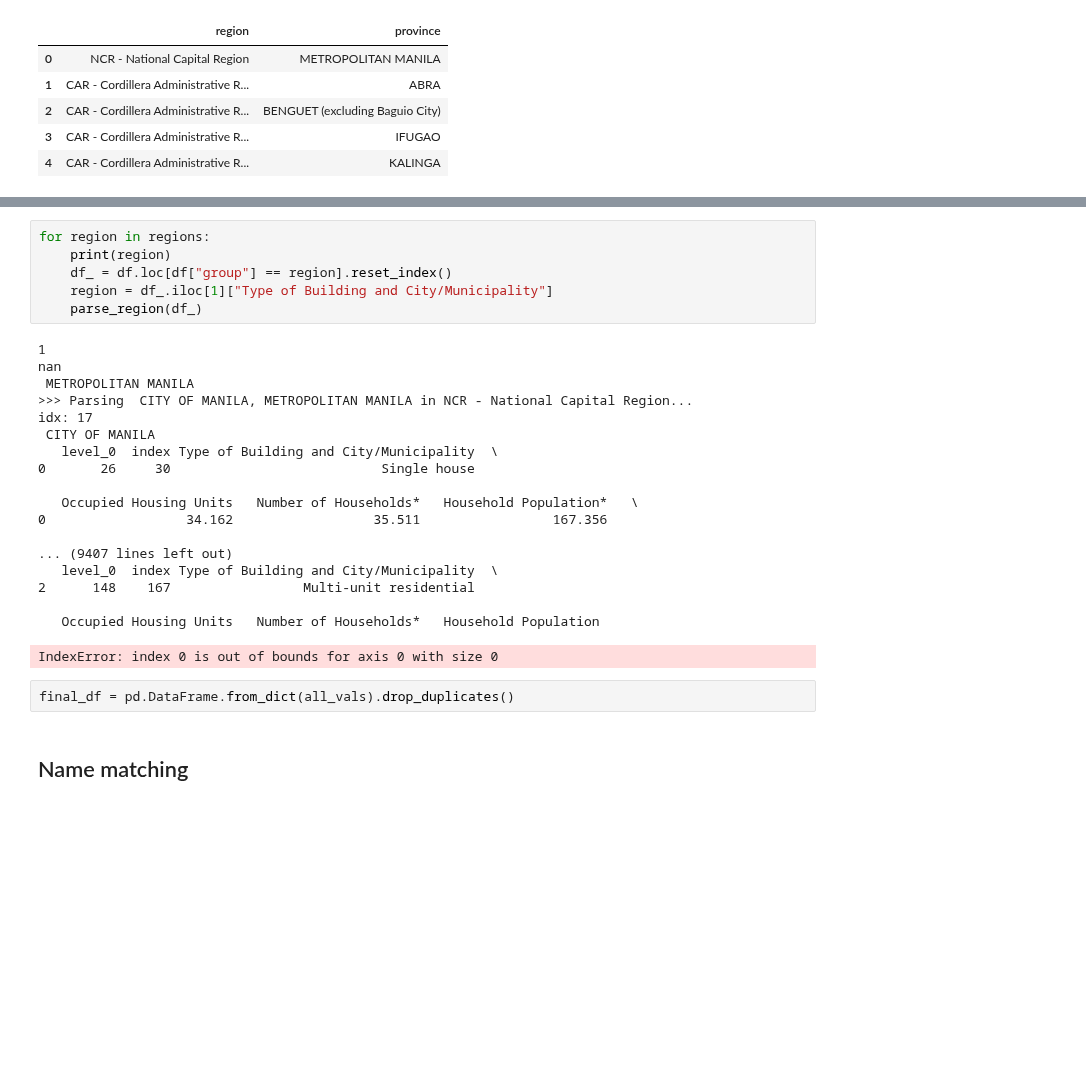
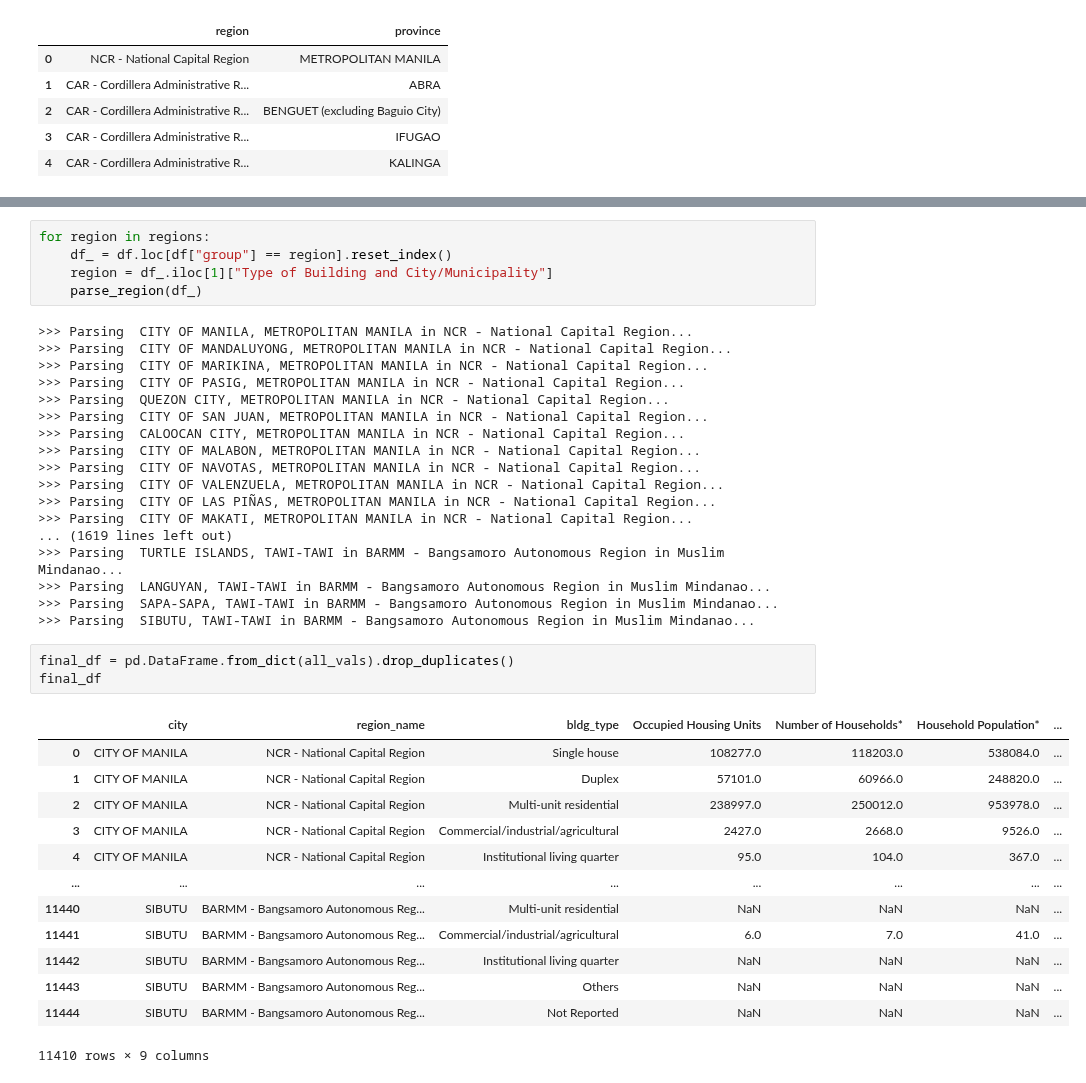
Before and after one commit to OmdenaAI/philippines-chapter-urban-vunerability, a Jupyter notebook: src/tasks/task-1-data-collection/7-housing-census-housetype-cleaning.ipynb, the cells around one changed output, grey strips where cells are left out. Cells and saved outputs as stored; diff of their text form; blank space fills up the shorter version.

```diff
--- a/src/tasks/task-1-data-collection/7-housing-census-housetype-cleaning.ipynb
+++ b/src/tasks/task-1-data-collection/7-housing-census-housetype-cleaning.ipynb
@@ -217,30 +217,41 @@ def parse_city(city, region_name, df, idx):
     return city_vals_list
 # %%
 for region in regions:
-    print(region)
     df_ = df.loc[df["group"] == region].reset_index()
     region = df_.iloc[1]["Type of Building and City/Municipality"]
     parse_region(df_)
 # %% [output]
-1
-nan
- METROPOLITAN MANILA
 >>> Parsing  CITY OF MANILA, METROPOLITAN MANILA in NCR - National Capital Region...
-idx: 17
- CITY OF MANILA
-   level_0  index Type of Building and City/Municipality  \
-0       26     30                           Single house
-
-   Occupied Housing Units   Number of Households*   Household Population*   \
-0                  34.162                  35.511                 167.356
-
-... (9407 lines left out)
-   level_0  index Type of Building and City/Municipality  \
-2      148    167                 Multi-unit residential
-
-   Occupied Housing Units   Number of Households*   Household Population
+>>> Parsing  CITY OF MANDALUYONG, METROPOLITAN MANILA in NCR - National Capital Region...
+>>> Parsing  CITY OF MARIKINA, METROPOLITAN MANILA in NCR - National Capital Region...
+>>> Parsing  CITY OF PASIG, METROPOLITAN MANILA in NCR - National Capital Region...
+>>> Parsing  QUEZON CITY, METROPOLITAN MANILA in NCR - National Capital Region...
+>>> Parsing  CITY OF SAN JUAN, METROPOLITAN MANILA in NCR - National Capital Region...
+>>> Parsing  CALOOCAN CITY, METROPOLITAN MANILA in NCR - National Capital Region...
+>>> Parsing  CITY OF MALABON, METROPOLITAN MANILA in NCR - National Capital Region...
+>>> Parsing  CITY OF NAVOTAS, METROPOLITAN MANILA in NCR - National Capital Region...
+>>> Parsing  CITY OF VALENZUELA, METROPOLITAN MANILA in NCR - National Capital Region...
+>>> Parsing  CITY OF LAS PIÑAS, METROPOLITAN MANILA in NCR - National Capital Region...
+>>> Parsing  CITY OF MAKATI, METROPOLITAN MANILA in NCR - National Capital Region...
+... (1619 lines left out)
+>>> Parsing  TURTLE ISLANDS, TAWI-TAWI in BARMM - Bangsamoro Autonomous Region in Muslim Mindanao...
+>>> Parsing  LANGUYAN, TAWI-TAWI in BARMM - Bangsamoro Autonomous Region in Muslim Mindanao...
+>>> Parsing  SAPA-SAPA, TAWI-TAWI in BARMM - Bangsamoro Autonomous Region in Muslim Mindanao...
+>>> Parsing  SIBUTU, TAWI-TAWI in BARMM - Bangsamoro Autonomous Region in Muslim Mindanao...
-IndexError: index 0 is out of bounds for axis 0 with size 0
 # %%
 final_df = pd.DataFrame.from_dict(all_vals).drop_duplicates()
+final_df
+# %% [output]
+|  | city | region_name | bldg_type | Occupied Housing Units | Number of Households* | Household Population* | ... |
+| 0 | CITY OF MANILA | NCR - National Capital Region | Single house | 108277.0 | 118203.0 | 538084.0 | ... |
+| 1 | CITY OF MANILA | NCR - National Capital Region | Duplex | 57101.0 | 60966.0 | 248820.0 | ... |
+| 2 | CITY OF MANILA | NCR - National Capital Region | Multi-unit residential | 238997.0 | 250012.0 | 953978.0 | ... |
+| 3 | CITY OF MANILA | NCR - National Capital Region | Commercial/industrial/agricultural | 2427.0 | 2668.0 | 9526.0 | ... |
+| 4 | CITY OF MANILA | NCR - National Capital Region | Institutional living quarter | 95.0 | 104.0 | 367.0 | ... |
+| ... | ... | ... | ... | ... | ... | ... | ... |
+| 11440 | SIBUTU | BARMM - Bangsamoro Autonomous Reg... | Multi-unit residential | NaN | NaN | NaN | ... |
+| 11441 | SIBUTU | BARMM - Bangsamoro Autonomous Reg... | Commercial/industrial/agricultural | 6.0 | 7.0 | 41.0 | ... |
+| 11442 | SIBUTU | BARMM - Bangsamoro Autonomous Reg... | Institutional living quarter | NaN | NaN | NaN | ... |
+| 11443 | SIBUTU | BARMM - Bangsamoro Autonomous Reg... | Others | NaN | NaN | NaN | ... |
+| 11444 | SIBUTU | BARMM - Bangsamoro Autonomous Reg... | Not Reported | NaN | NaN | NaN | ... |
+11410 rows × 9 columns
-# %% [markdown]
-## Name matching
```
Also changed, not shown: parts of 31 cells of this notebook, 1 other file.
